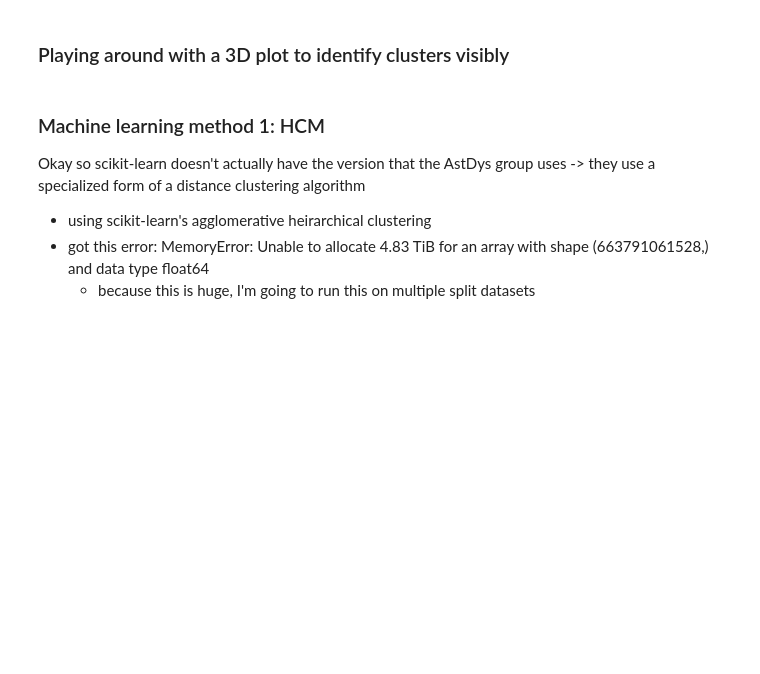
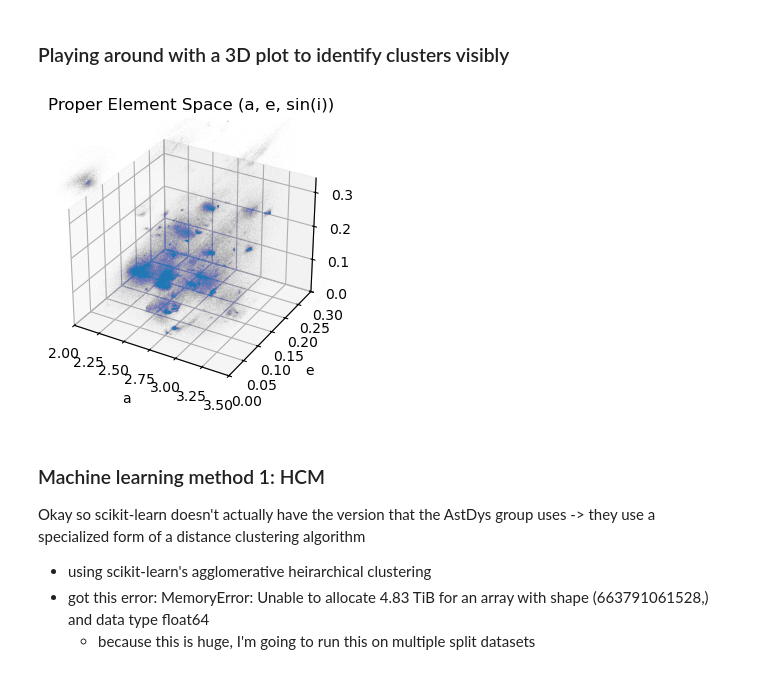
Before and after one commit to olincollege/scicomp-p2-alex_asteroids, a Jupyter notebook: Asteroid_family_exploration.ipynb, the cells around one changed output. Saved outputs shown, nothing was run; the diff lists cells and outputs as text; code cells hidden in the pictures; blank space fills up the shorter version.

Commit message:
Update code to get sin_i full asteroid dataset images

```diff
--- a/Asteroid_family_exploration.ipynb
+++ b/Asteroid_family_exploration.ipynb
@@ -87,56 +87,32 @@ Here are the plots for a vs. I (1) and  vs. I (2). I'm not sure how to deal with
 # %% [markdown]
 ### Playing around with a 3D plot to identify clusters visibly
 # %%
-fig = mp.figure(figsize=(14, 10))
+fig = mp.figure(figsize = (10, 5))
 ax = fig.add_subplot(111, projection='3d')
 
 ax.scatter(
     df['a_AU'],
     df['e'],
     df['sin_I'],
     s=0.01,
     alpha=0.01
 )
 
 ax.set_xlabel('a')
 ax.set_ylabel('e')
 ax.set_zlabel('sin(i)')
 
 ax.set_xlim(2, 3.5)
 ax.set_ylim(0, 0.3)
 ax.set_zlim(0, np.sin(np.radians(20)))
 
 fig.subplots_adjust(right=0.4)
 
 ax.set_title('Proper Element Space (a, e, sin(i))')
 
 mp.show()
-
-
-fig = mp.figure(figsize=(18, 12))
-ax = fig.add_subplot(111, projection='3d')
-
-ax.scatter(
-    df['a_AU'],
-    df['e'],
-    df['sin_I'],
-    s=0.01,
-    alpha=0.01
-)
-
-ax.set_xlabel('a')
-ax.set_ylabel('e')
-ax.set_zlabel('sin(i)')
-
-ax.set_xlim(2, 3.5)
-ax.set_ylim(0, 0.3)
-ax.set_zlim(0, np.sin(np.radians(20)))
-
-fig.subplots_adjust(right=0.4)
-
-ax.set_title('Proper Element Space (a, e, sin(i))')
-
-mp.show()
+# %% [output]
+[figure, added]
 # %% [markdown]
 ### Machine learning method 1: HCM
 
```
